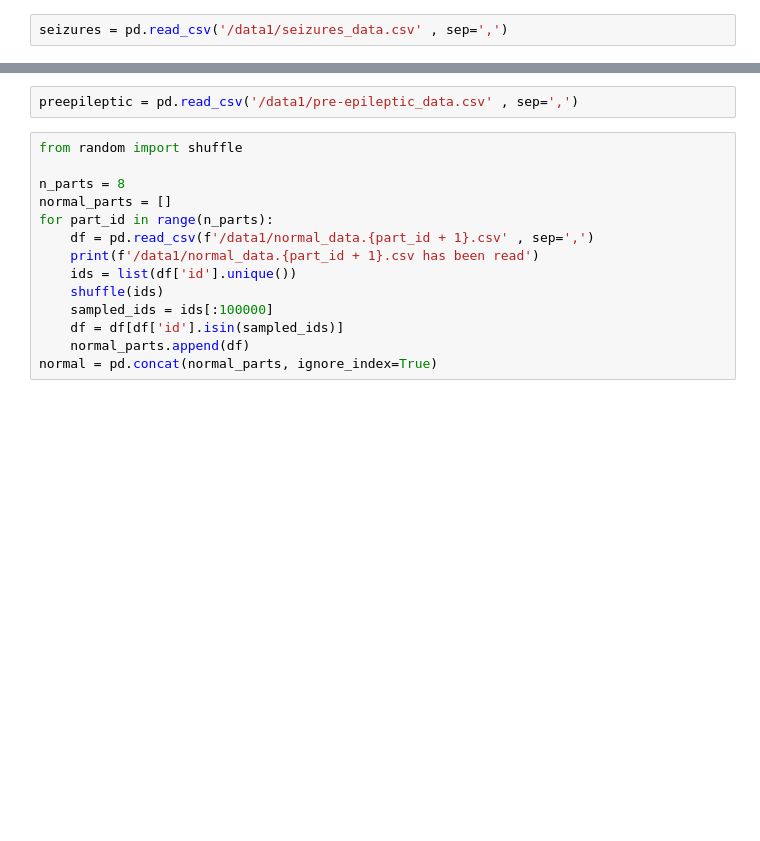
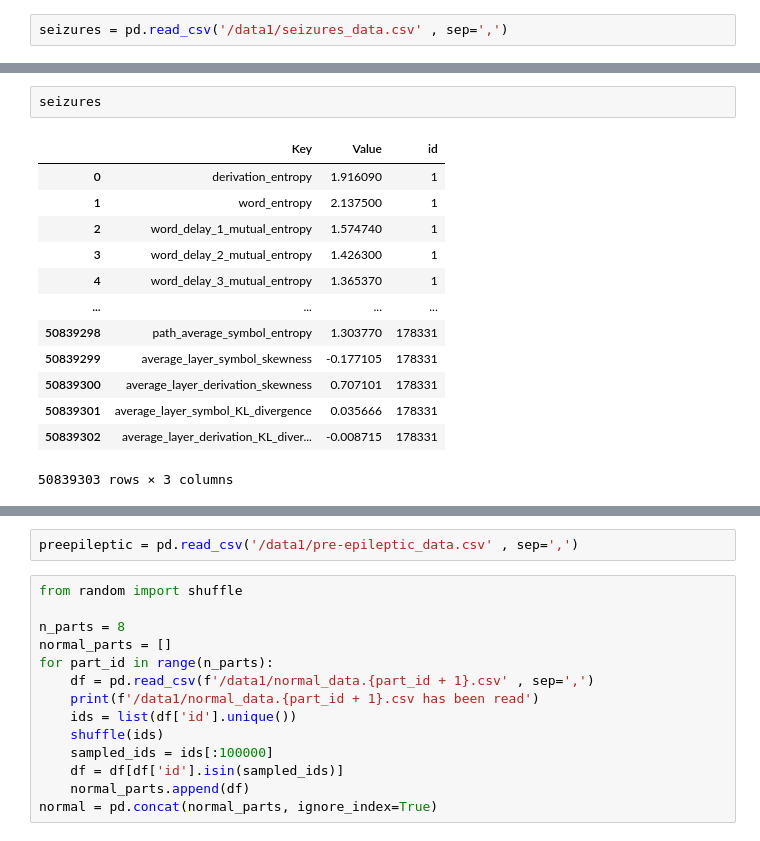
Before and after one commit to wwwwanhonghuang/pcfg-cky-inside-outside, a Jupyter notebook: python_scripts/report_analysis.ipynb, the cells around one changed output, grey strips where cells are left out. Saved outputs shown, nothing was run; the diff lists cells and outputs as text; blank space fills up the shorter version.

```diff
--- a/python_scripts/report_analysis.ipynb
+++ b/python_scripts/report_analysis.ipynb
@@ -14,0 +76,16 @@ seizures = pd.read_csv('/data1/seizures_data.csv' , sep=',')
+# %%
+seizures
+# %% [output]
+|  | Key | Value | id |
+| 0 | derivation_entropy | 1.916090 | 1 |
+| 1 | word_entropy | 2.137500 | 1 |
+| 2 | word_delay_1_mutual_entropy | 1.574740 | 1 |
+| 3 | word_delay_2_mutual_entropy | 1.426300 | 1 |
+| 4 | word_delay_3_mutual_entropy | 1.365370 | 1 |
+| ... | ... | ... | ... |
+| 50839298 | path_average_symbol_entropy | 1.303770 | 178331 |
+| 50839299 | average_layer_symbol_skewness | -0.177105 | 178331 |
+| 50839300 | average_layer_derivation_skewness | 0.707101 | 178331 |
+| 50839301 | average_layer_symbol_KL_divergence | 0.035666 | 178331 |
+| 50839302 | average_layer_derivation_KL_diver... | -0.008715 | 178331 |
+50839303 rows × 3 columns
```
Also changed, not shown: parts of 9 cells of this notebook, 9 other files.
